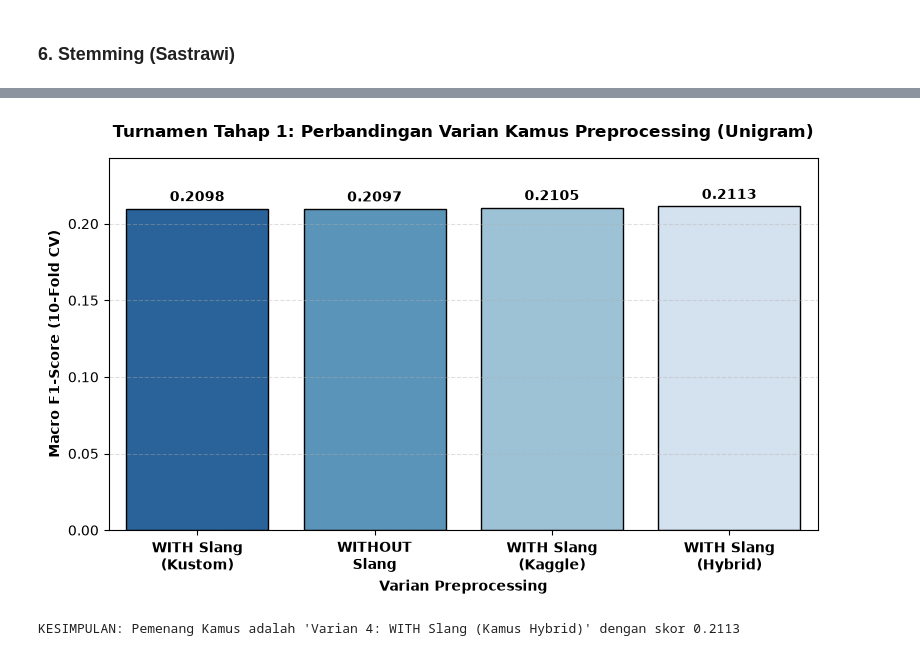
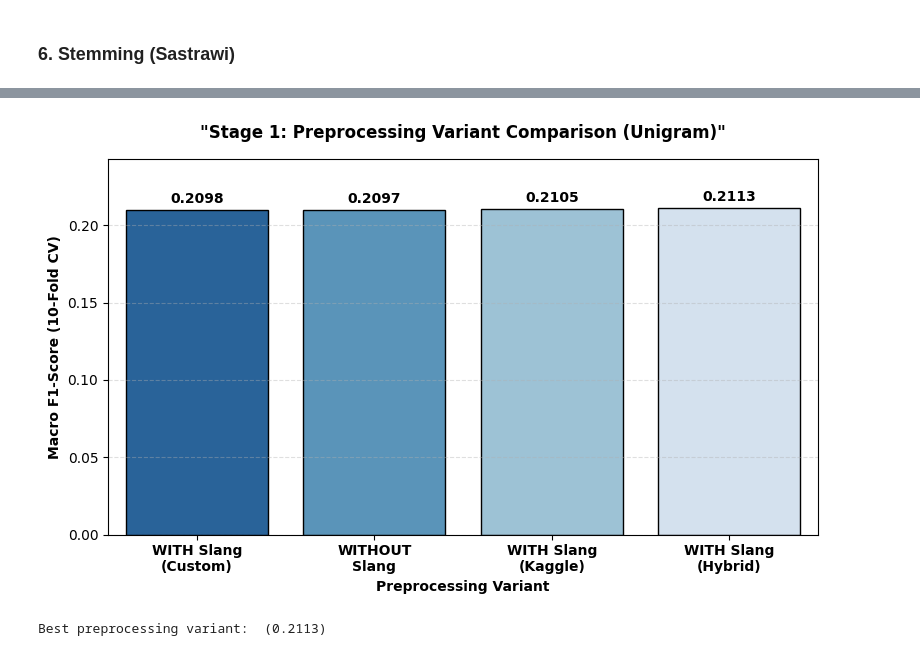
Before and after one commit to erlangga-g/NB_AnalisiSentimen, a Jupyter notebook: notebooks/ordinal_rating_classification.ipynb, the cells around one changed output, grey strips where cells are left out. Drawn from its saved outputs; the diff is of its cells as text; code cells hidden in the pictures.

```diff
--- a/notebooks/ordinal_rating_classification.ipynb
+++ b/notebooks/ordinal_rating_classification.ipynb
@@ -1204,7 +1255,8 @@ Status: Data mentah berhasil diamankan untuk kebutuhan Baseline Skenario 1.
 # %%
-# --- 2.16.B Turnamen Varian Preprocessing ---
-print("=== TAHAP 1: TURNAMEN VARIAN KAMUS PREPROCESSING ===")
-print("Evaluasi murni menggunakan Unigram (1,1) TANPA SMOTE lintas 10-Fold CV\n")
+# --- 2.18 Preprocessing Variant Tournament ---
+
+print("Stage 1: Preprocessing Variant Tournament")
+print("Evaluation using Unigram (1,1) without SMOTE under 10-Fold Cross-Validation.\n")
 
 vec_params = {
     'min_df': 2,
@@ -1213,59 +1265,70 @@ vec_params = {
     'strip_accents': 'unicode'
 }
 
-hasil_turnamen_kamus = []
-kamus_terbaik = ""
-skor_kamus_tertinggi = 0
+tournament_results = []
+best_variant = ""
+best_score = 0
 
-for nama_varian, data in data_ablasi.items():
+for variant_name, data in preprocessing_results.items():
     X_data = data['X']
     y_data = data['y']
 
-    # Pipeline
+    # Build the evaluation pipeline.
     pipe_kamus = ImbPipeline([
         ('tfidf', TfidfVectorizer(ngram_range=(1, 1), **vec_params)),
         ('clf', MultinomialNB())
     ])
 
-    print(f"Mengevaluasi {nama_varian}...")
+    print(f"Evaluating {variant_name}...")
     cv_scores = cross_val_score(pipe_kamus, X_data, y_data, cv=skf, scoring='f1_macro', n_jobs=-2)
     avg_score = cv_scores.mean()
     std_score = cv_scores.std()
 
-    hasil_turnamen_kamus.append({
-        'Varian Preprocessing': nama_varian,
-        'Macro F1-Score (CV)': avg_score,
-        'Std Dev': std_score
-    })
-    print(f" -> Skor Rata-rata Macro F1: {avg_score:.4f} (±{std_score:.4f})")
+    tournament_results.append(
+        {
+            "Preprocessing Variant": variant_name,
+            "Macro F1-Score (10-Fold CV)": avg_score,
+            "Std Dev": std_score,
+        }
+    )
 
-    if avg_score > skor_kamus_tertinggi:
-        skor_kamus_tertinggi = avg_score
-        kamus_terbaik = nama_varian
+    print(f"Mean Macro F1-Score: {avg_score:.4f} (±{std_score:.4f})")
+
+    if avg_score > best_score:
+        best_score = avg_score
+        best_preprocessing = variant_name
 
 # --- VISUALISASI TAHAP 1 ---
-df_kamus = pd.DataFrame(hasil_turnamen_kamus)
-print("\n=== TABEL HASIL TURNAMEN KAMUS ===")
-display(df_kamus)
+df_tournament = pd.DataFrame(tournament_results)
+print("\nTournament Results")
+display(df_tournament)
 
 plt.figure(figsize=(8, 5))
-labels_pendek_kamus = ['WITH Slang\n(Kustom)', 'WITHOUT\nSlang', 'WITH Slang\n(Kaggle)', 'WITH Slang\n(Hybrid)']
-ax1 = sns.barplot(x='Varian Preprocessing', y='Macro F1-Score (CV)', data=df_kamus, palette='Blues_r', edgecolor='black', hue='Varian Preprocessing')
-ax1.set_xticks(range(len(labels_pendek_kamus)))
-ax1.set_xticklabels(labels_pendek_kamus, fontsize=10, fontweight='bold')
+short_labels = [
+    "WITH Slang\n(Custom)",
+    "WITHOUT\nSlang",
+    "WITH Slang\n(Kaggle)",
+    "WITH Slang\n(Hybrid)",
+]
+ax1 = sns.barplot(x="Preprocessing Variant", y="Macro F1-Score (10-Fold CV)", data=df_tournament, palette='Blues_r', edgecolor='black', hue="Preprocessing Variant")
+ax1.set_xticks(range(len(short_labels)))
+ax1.set_xticklabels(short_labels, fontsize=10, fontweight='bold')
 
 for container in ax1.containers:
     ax1.bar_label(container, fmt='%.4f', padding=3, fontsize=10, fontweight='bold')
 
-plt.ylim(0, max(df_kamus['Macro F1-Score (CV)']) * 1.15)
+plt.ylim(0, max(df_tournament["Macro F1-Score (10-Fold CV)"]) * 1.15)
 
-plt.title('Turnamen Tahap 1: Perbandingan Varian Kamus Preprocessing (Unigram)', fontsize=12, fontweight='bold', pad=15)
+plt.title('"Stage 1: Preprocessing Variant Comparison (Unigram)"', fontsize=12, fontweight='bold', pad=15)
 plt.ylabel('Macro F1-Score (10-Fold CV)', fontsize=10, fontweight='bold')
-plt.xlabel('Varian Preprocessing', fontsize=10, fontweight='bold')
+plt.xlabel("Preprocessing Variant", fontsize=10, fontweight='bold')
 plt.grid(axis='y', linestyle='--', alpha=0.4)
 plt.tight_layout()
-plt.savefig('images/turnamen_tahap1_kamus.png', dpi=300)
+plt.savefig('../images/preprocessing_variant_tournament.png', dpi=300)
 plt.show()
 
-print(f"\nKESIMPULAN: Pemenang Kamus adalah '{kamus_terbaik}' dengan skor {skor_kamus_tertinggi:.4f}")
+print(
+    f"\nBest preprocessing variant: "
+    f"{best_variant} ({best_score:.4f})"
+)
 # %% [output]
@@ -1290,3 +1353,3 @@ Mengevaluasi Varian 4: WITH Slang (Kamus Hybrid)...
-[figure, old version]
+[figure, new version]
-KESIMPULAN: Pemenang Kamus adalah 'Varian 4: WITH Slang (Kamus Hybrid)' dengan skor 0.2113
+Best preprocessing variant:  (0.2113)
 # %%
```
Also changed, not shown: parts of 58 cells of this notebook, 23 other files.
